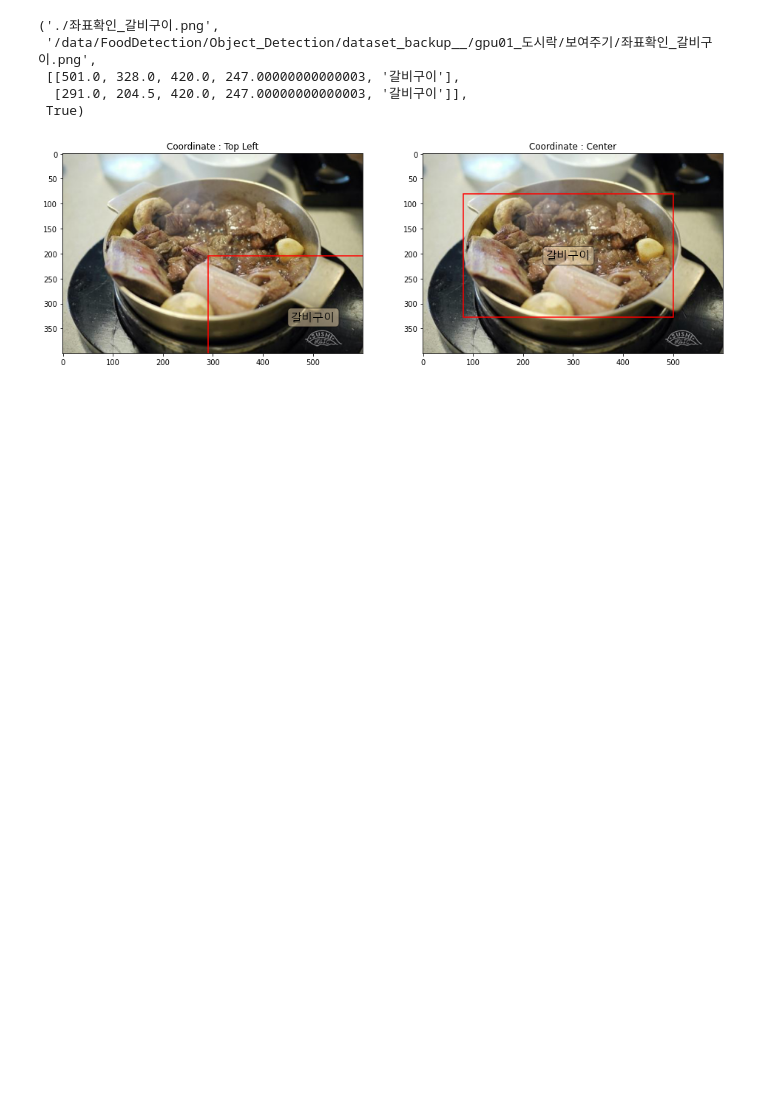
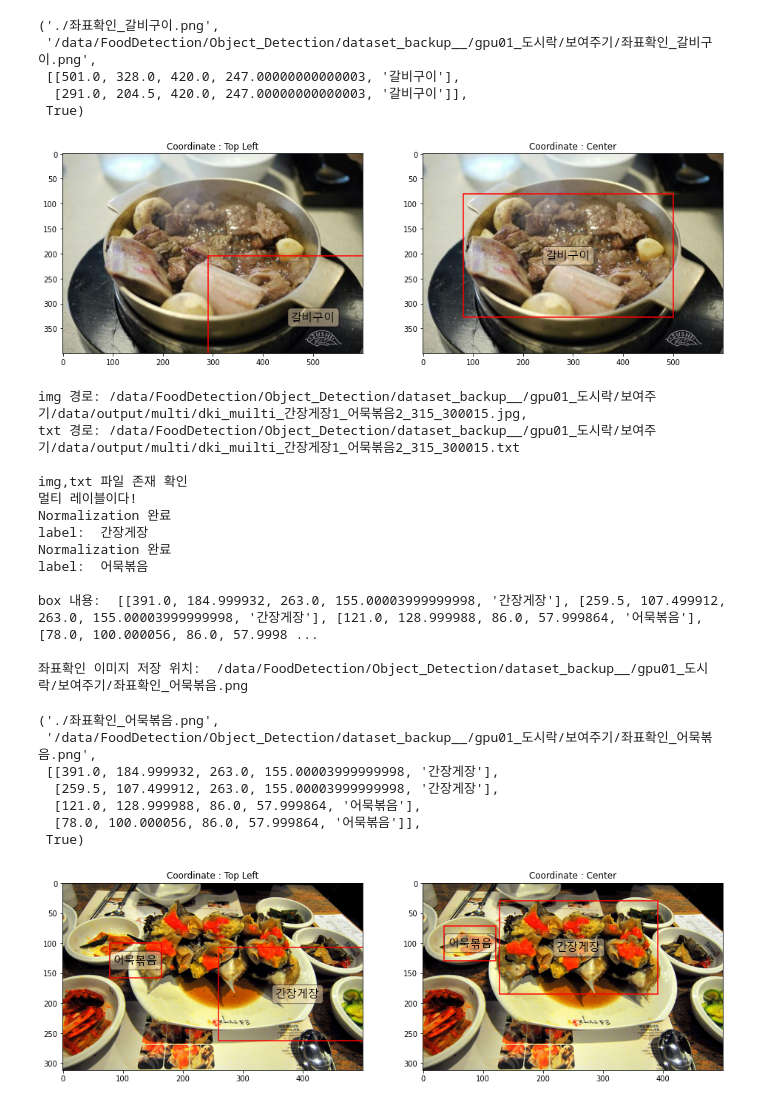
Before and after one commit to K-107/dki, a Jupyter notebook: Food_Detection/220214_txt욜로v5형식변환/change_to_yolov5_input_format.ipynb, the cells around one changed output. Drawn from its saved outputs; the diff is of its cells as text; code cells hidden in the pictures; blank space fills up the shorter version.

```diff
--- a/Food_Detection/220214_txt욜로v5형식변환/change_to_yolov5_input_format.ipynb
+++ b/Food_Detection/220214_txt욜로v5형식변환/change_to_yolov5_input_format.ipynb
@@ -386,3 +447,32 @@ box 내용:  [[501.0, 328.0, 420.0, 247.00000000000003, '갈비구이'], [291.0,
   [291.0, 204.5, 420.0, 247.00000000000003, '갈비구이']],
  True)
 [figure]
+# %%
+# 시각화
+
+img = '/data/FoodDetection/Object_Detection/dataset_backup__/gpu01_도시락/보여주기/data/output/multi/dki_muilti_간장게장1_어묵볶음2_315_300015.jpg'
+txt = '/data/FoodDetection/Object_Detection/dataset_backup__/gpu01_도시락/보여주기/data/output/multi/dki_muilti_간장게장1_어묵볶음2_315_300015.txt'
+
+imgTxtCheck(img, txt)
+# %% [output]
+img 경로: /data/FoodDetection/Object_Detection/dataset_backup__/gpu01_도시락/보여주기/data/output/multi/dki_muilti_간장게장1_어묵볶음2_315_300015.jpg,
+txt 경로: /data/FoodDetection/Object_Detection/dataset_backup__/gpu01_도시락/보여주기/data/output/multi/dki_muilti_간장게장1_어묵볶음2_315_300015.txt
+
+img,txt 파일 존재 확인
+멀티 레이블이다!
+Normalization 완료
+label:  간장게장
+Normalization 완료
+label:  어묵볶음
+
+box 내용:  [[391.0, 184.999932, 263.0, 155.00003999999998, '간장게장'], [259.5, 107.499912, 263.0, 155.00003999999998, '간장게장'], [121.0, 128.999988, 86.0, 57.999864, '어묵볶음'], [78.0, 100.000056, 86.0, 57.9998 ...
+
+좌표확인 이미지 저장 위치:  /data/FoodDetection/Object_Detection/dataset_backup__/gpu01_도시락/보여주기/좌표확인_어묵볶음.png
+('./좌표확인_어묵볶음.png',
+ '/data/FoodDetection/Object_Detection/dataset_backup__/gpu01_도시락/보여주기/좌표확인_어묵볶음.png',
+ [[391.0, 184.999932, 263.0, 155.00003999999998, '간장게장'],
+  [259.5, 107.499912, 263.0, 155.00003999999998, '간장게장'],
+  [121.0, 128.999988, 86.0, 57.999864, '어묵볶음'],
+  [78.0, 100.000056, 86.0, 57.999864, '어묵볶음']],
+ True)
+[figure, added]
```
Also changed, not shown: parts of 10 cells of this notebook.
